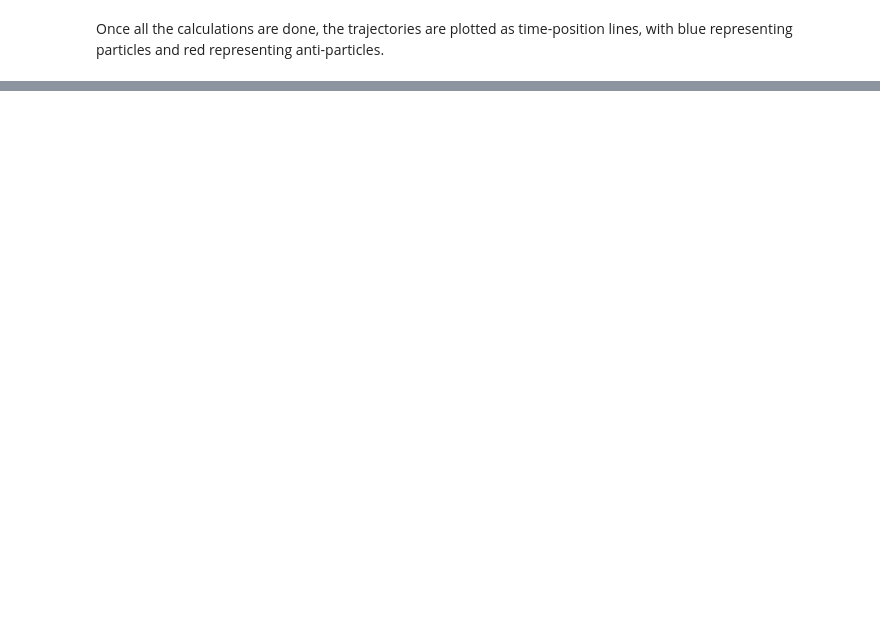
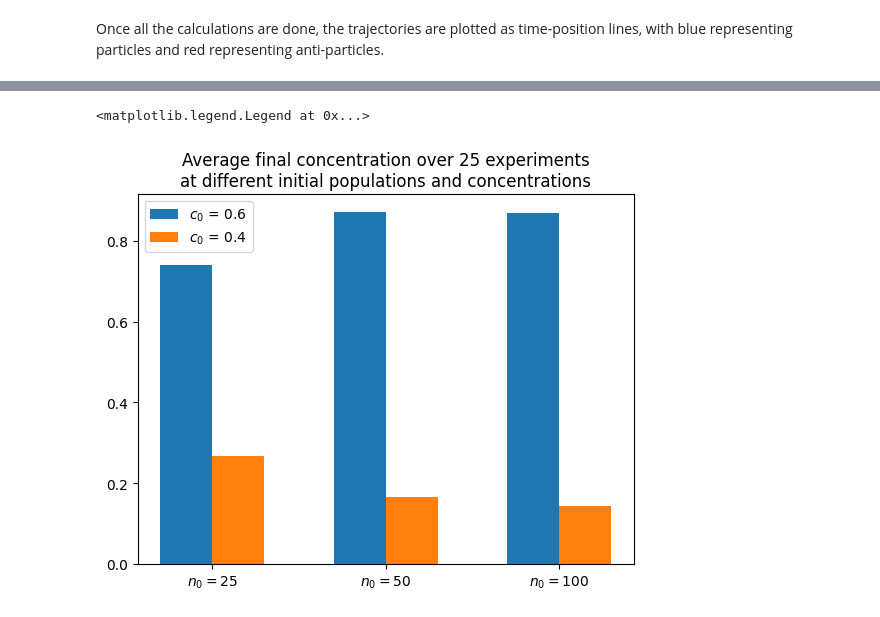
Before and after one commit to Epsylene/BrownianAnnihilation, a Jupyter notebook: code.ipynb, the cells around one changed output, grey strips where cells are left out. Saved outputs shown, nothing was run; the diff lists cells and outputs as text; code cells hidden in the pictures; blank space fills up the shorter version.

```diff
--- a/code.ipynb
+++ b/code.ipynb
@@ -137,0 +152,38 @@ b1.concentration()
+# %%
+n_exp = 25
+c1 = 0.6
+c2 = 0.4
+
+left_25_c1, left_25_c2 = np.zeros(n_exp), np.zeros(n_exp)
+left_50_c1, left_50_c2 = np.zeros(n_exp), np.zeros(n_exp)
+left_100_c1, left_100_c2 = np.zeros(n_exp), np.zeros(n_exp)
+
+for i in range(n_exp):
+    b1c1 = Ballistic(25, c1)
+    b1c2 = Ballistic(25, c2)
+    left_25_c1[i] = b1c1.left()
+    left_25_c2[i] = b1c2.left()
+
+    b2c1 = Ballistic(50, c1)
+    b2c2 = Ballistic(50, c2)
+    left_50_c1[i] = b2c1.left()
+    left_50_c2[i] = b2c2.left()
+
+    b3c1 = Ballistic(100, c1)
+    b3c2 = Ballistic(100, c2)
+    left_100_c1[i] = b3c1.left()
+    left_100_c2[i] = b3c2.left()
+# %%
+init_pop = [r'$n_0 = 25$', r'$n_0 = 50$', r'$n_0 = 100$']
+concentrations = [[np.average(left_25_c1), np.average(left_50_c1), np.average(left_100_c1)],
+                  [np.average(left_25_c2), np.average(left_50_c2), np.average(left_100_c2)]]
+
+x = np.arange(len(init_pop))
+plt.bar(x, concentrations[0], width=0.3, label=rf'$c_0$ = {c1}')
+plt.bar(x + 0.3, concentrations[1], width=0.3, label=rf'$c_0$ = {c2}')
+plt.xticks(x + 0.15, init_pop)
+plt.title(f'Average final concentration over {n_exp} experiments\nat different initial populations and concentrations')
+plt.legend()
+# %% [output]
+<matplotlib.legend.Legend at 0x...>
+[figure, added]
```
Also changed, not shown: parts of 5 cells of this notebook.
